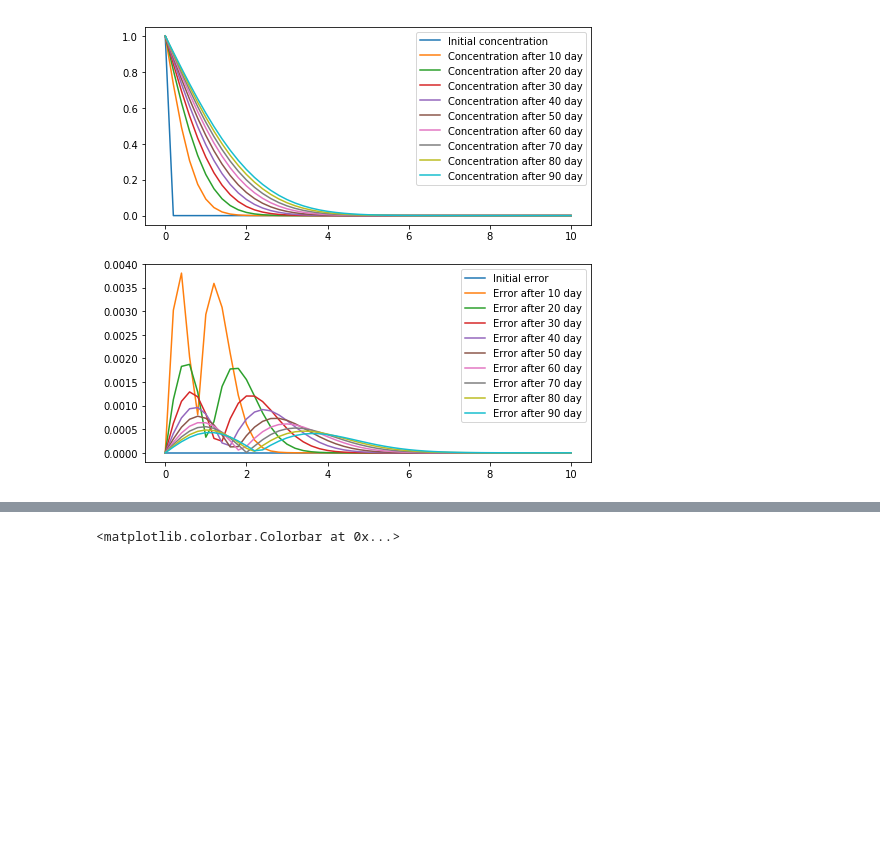
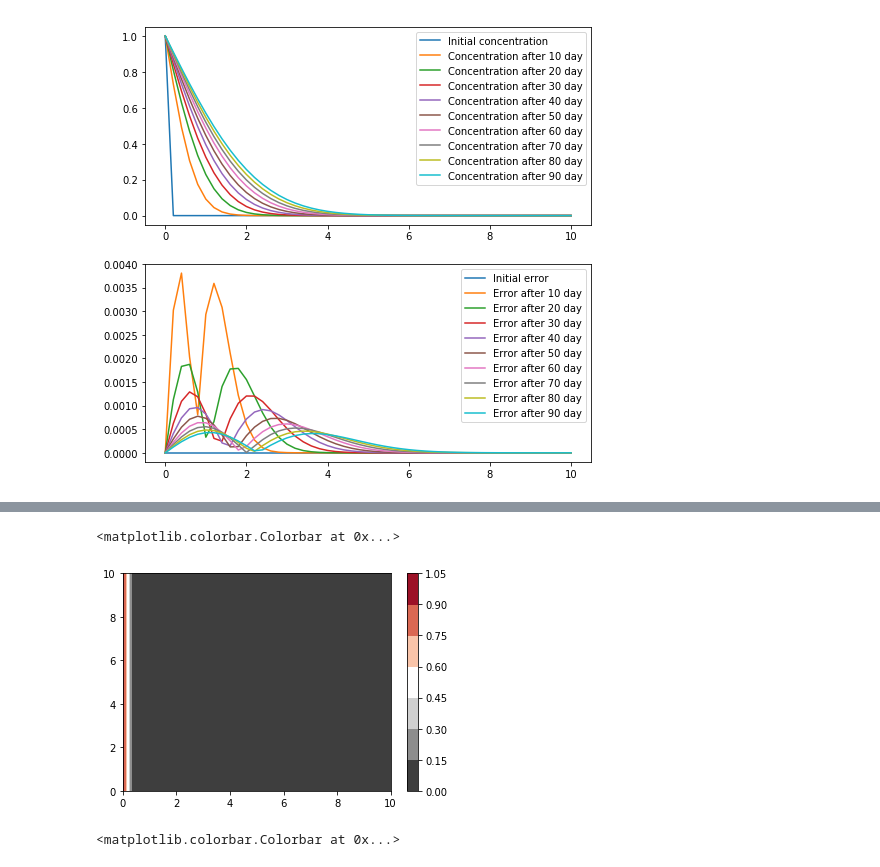
Before and after one commit to phaustin/e213_2019, a Jupyter notebook: notebooks/FiniteVolume/2D_Transient_Error.ipynb, the cells around one changed output, grey strips where cells are left out. Drawn from its saved outputs; the diff is of its cells as text; code cells hidden in the pictures; blank space fills up the shorter version.

```diff
--- a/notebooks/FiniteVolume/2D_Transient_Error.ipynb
+++ b/notebooks/FiniteVolume/2D_Transient_Error.ipynb
@@ -267,16 +275,19 @@ poro = 0.4
 prob = def_prob(N_x, N_y, poro, Width_X, Width_Y)
 Q = np.zeros(n)
 A, b = Build_2D_Matrix(BC, prob, D, Q)
+dt = 0.2
+Abis = np.zeros((n, n))
+for i in range(n):
+    Abis[i,i] = poro/dt
+A = A + Abis
+# There is no need to update A at every timestep, since the timestep and the porosity are constant.
 
+Bbis = np.zeros(n)
 
-Abis = np.zeros((n, n))
-Bbis = np.zeros(n)
-dt = 0.2
 Tf = 100
 nTstp = int(Tf / dt)
 Number_of_fig = 10
 n_of_tstep_before_fig = int(nTstp / Number_of_fig)
-
 
 c = np.zeros(((n, Number_of_fig)))
 err = np.zeros(((n, Number_of_fig)))
@@ -290,14 +301,11 @@ ax1.plot(x, c_init, label="Initial concentration")
 ax2.plot(x, err[:, 0], label="Initial error")
 v = c_init
 
-
 for t in range(nTstp - 1):
     for i in range(n):
-        Abis[i, i] = poro / dt
         Bbis[i] = v[i] * poro / dt
-    Aa = A + Abis
     bb = b + Bbis
-    v = np.linalg.solve(Aa, bb)
+    v = np.linalg.solve(A, bb)
     Time = Time + dt
     if (t + 1) % n_of_tstep_before_fig == 0 and t > 0:
         for i in range(n):
@@ -490 +593,11 @@ def vec2mat(v, nrow, ncol):
+# %%
+# Here we plot the initial condition using the colormap again
+fig, ax = plt.subplots()
+# This generates a colormap of diffusion.
+cm = cmap.get_cmap("RdGy_r")
+plt.contourf(x, y, c_init, cmap=cm)
+plt.colorbar()
+# %% [output]
+<matplotlib.colorbar.Colorbar at 0x...>
+[figure, added]
 # %%
```
Also changed, not shown: parts of 34 cells of this notebook.
